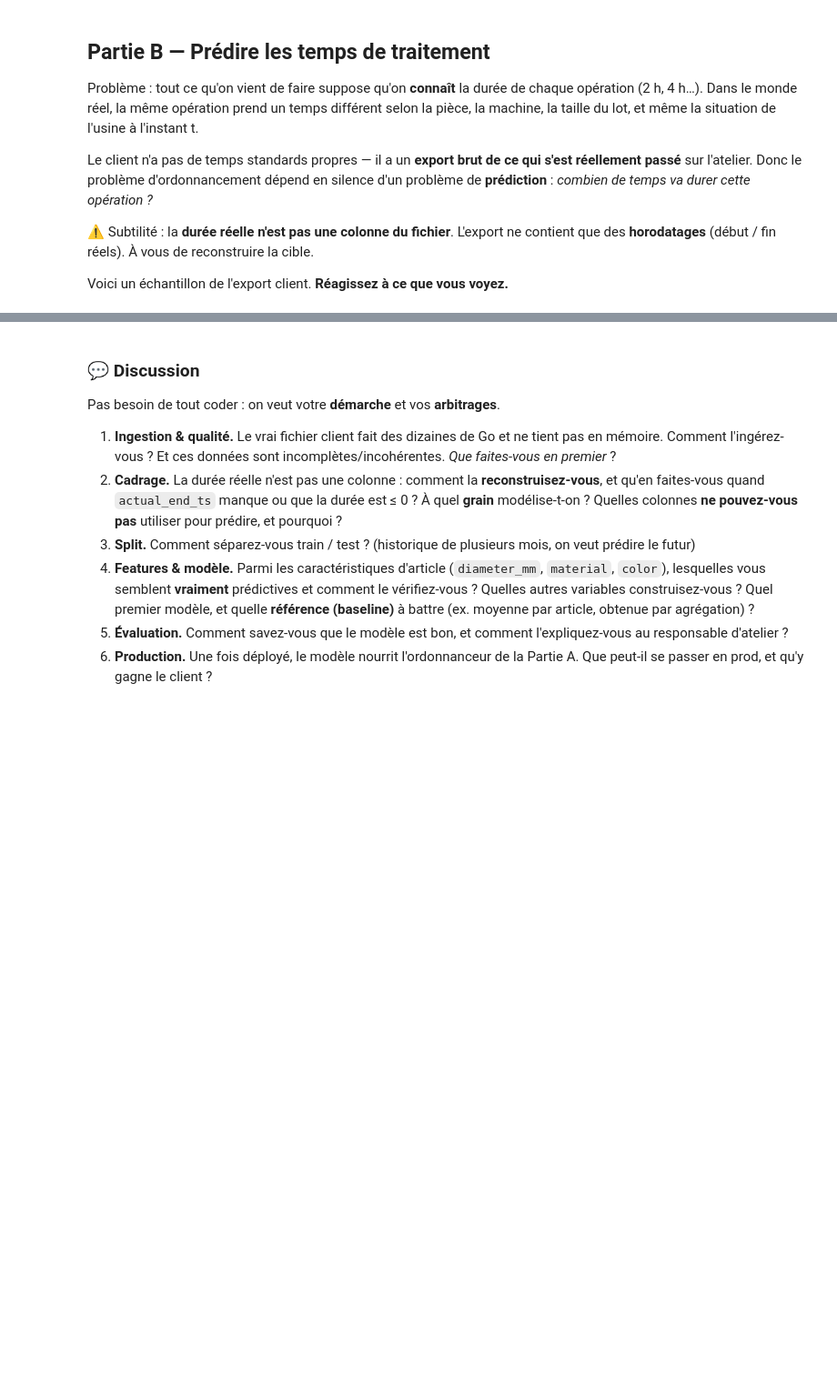
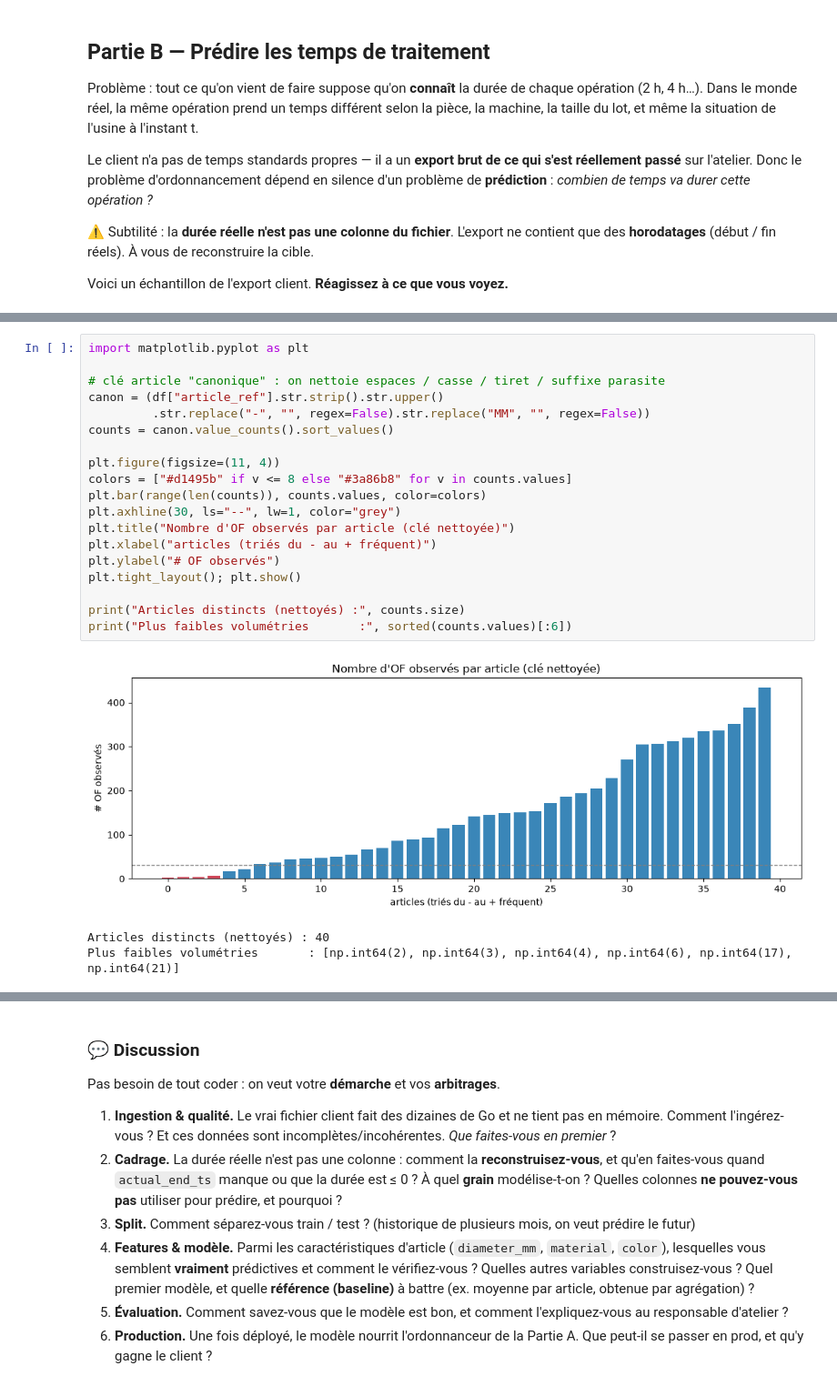
Before and after one commit to alexandrerioo/scheduling_sandbox, a Jupyter notebook: notebooks/unified_interview.ipynb, the cells around one changed output, grey strips where cells are left out. Shown at 91% size. Drawn from its saved outputs; the diff is of its cells as text; blank space fills up the shorter version.

```diff
--- a/notebooks/unified_interview.ipynb
+++ b/notebooks/unified_interview.ipynb
@@ -75,0 +107,23 @@ print("Lignes dupliquées      :", df.duplicated().sum())
+# %%
+import matplotlib.pyplot as plt
+
+# clé article "canonique" : on nettoie espaces / casse / tiret / suffixe parasite
+canon = (df["article_ref"].str.strip().str.upper()
+         .str.replace("-", "", regex=False).str.replace("MM", "", regex=False))
+counts = canon.value_counts().sort_values()
+
+plt.figure(figsize=(11, 4))
+colors = ["#d1495b" if v <= 8 else "#3a86b8" for v in counts.values]
+plt.bar(range(len(counts)), counts.values, color=colors)
+plt.axhline(30, ls="--", lw=1, color="grey")
+plt.title("Nombre d'OF observés par article (clé nettoyée)")
+plt.xlabel("articles (triés du - au + fréquent)")
+plt.ylabel("# OF observés")
+plt.tight_layout(); plt.show()
+
+print("Articles distincts (nettoyés) :", counts.size)
+print("Plus faibles volumétries       :", sorted(counts.values)[:6])
+# %% [output]
+[figure, added]
+Articles distincts (nettoyés) : 40
+Plus faibles volumétries       : [np.int64(2), np.int64(3), np.int64(4), np.int64(6), np.int64(17), np.int64(21)]
```
Also changed, not shown: parts of 11 cells of this notebook, 3 other files.
